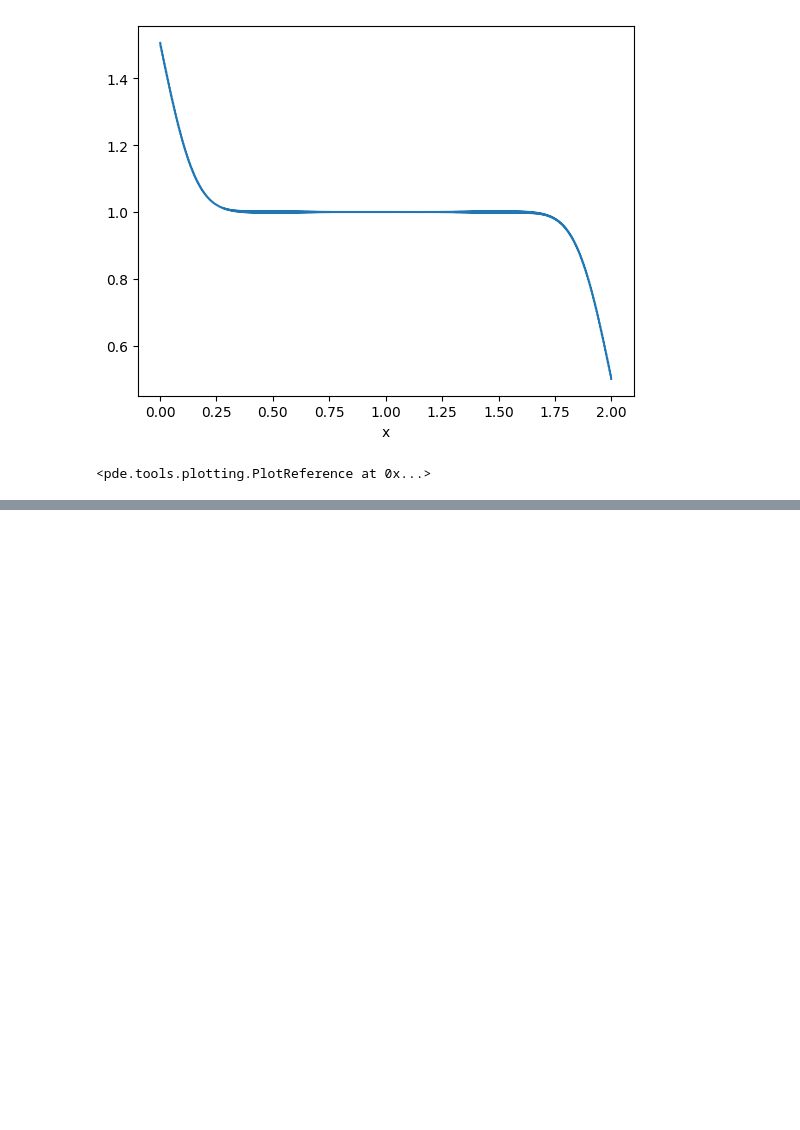
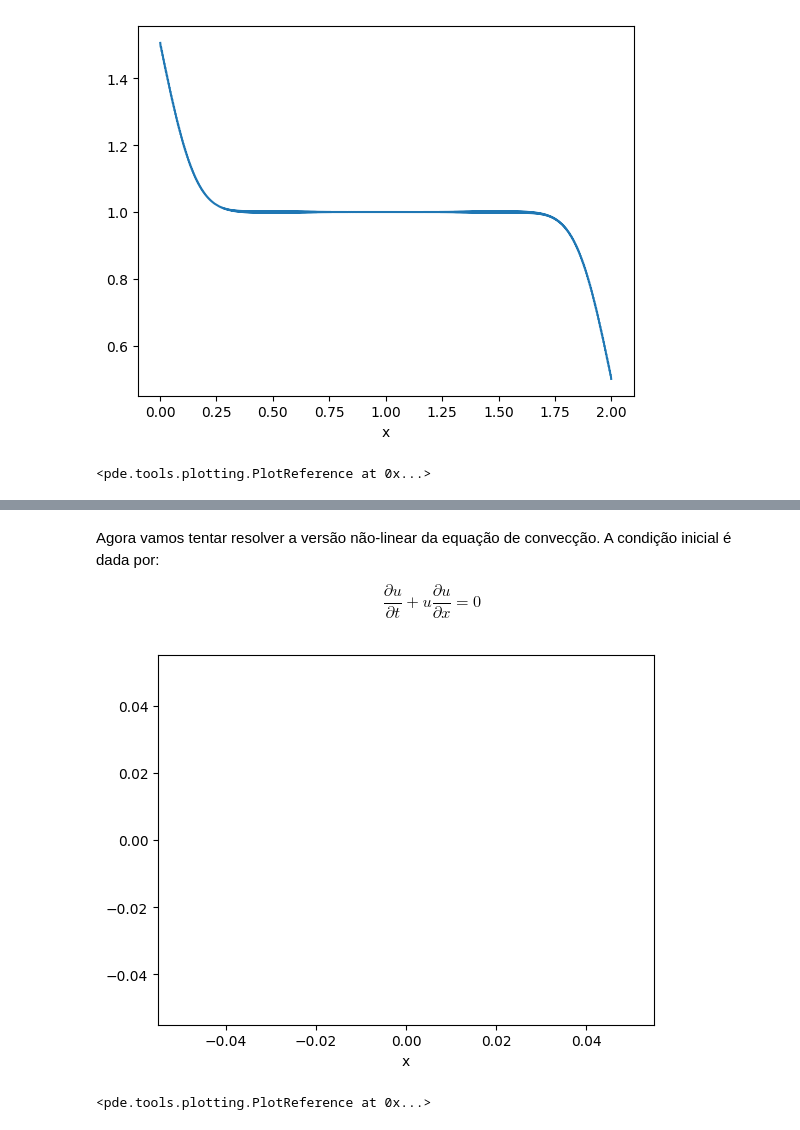
Before and after one commit to vnikoofard/numerical_methods_using_python, a Jupyter notebook: 12-EDP_PyPDE.ipynb, the cells around one changed output, grey strips where cells are left out. Drawn from its saved outputs; the diff is of its cells as text; code cells hidden in the pictures; blank space fills up the shorter version.

```diff
--- a/12-EDP_PyPDE.ipynb
+++ b/12-EDP_PyPDE.ipynb
@@ -383,0 +428,19 @@ Como
+# %% [markdown]
+Agora vamos tentar resolver a versão não-linear da equação de convecção. A condição inicial é dada por:
+
+$$\frac{\partial u}{\partial t}+u \frac{\partial u}{\partial x}=0$$
+# %%
+eq = PDE({"u": "-u*d_dx(u)"})
+
+# solve the equation and store the trajectory
+storage = MemoryStorage()
+res = eq.solve(field, t_range=15, tracker=storage.tracker(0.1),
+             dt=dt,
+             method='auto',
+             )
+
+# plot the trajectory as a space-time plot
+res.plot()
+# %% [output]
+[figure, added]
+<pde.tools.plotting.PlotReference at 0x...>
```
Also changed, not shown: parts of 8 cells of this notebook, 2 other files.
